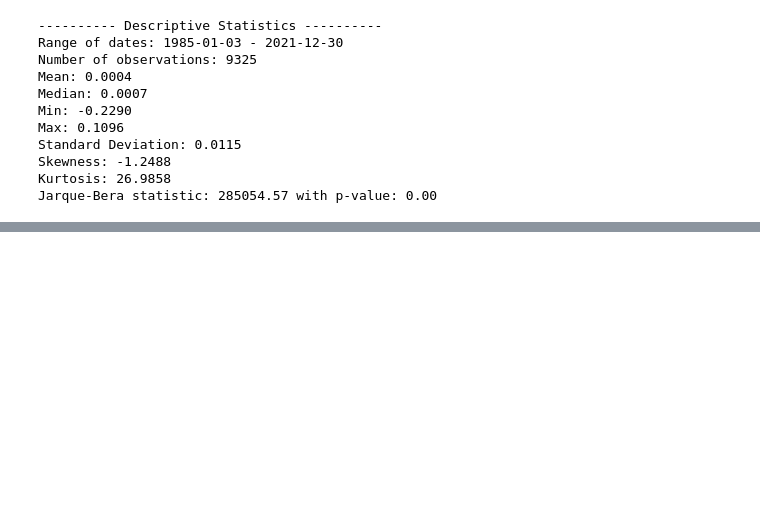
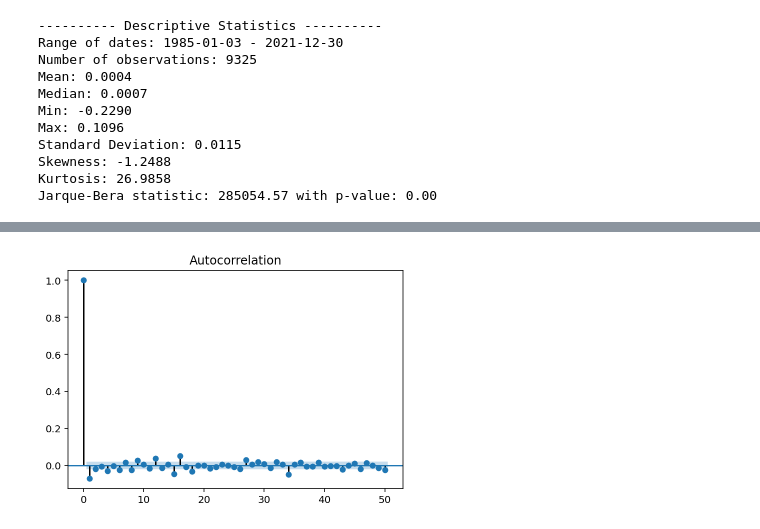
Before and after one commit to namwootree/Basic_Skill, a Jupyter notebook: Time_Series/금융 파이썬 쿡북/1장_금융_데이터와_전처리.ipynb, the cells around one changed output, grey strips where cells are left out. Cells and saved outputs as stored; diff of their text form; code cells hidden in the pictures; blank space fills up the shorter version.

```diff
--- a/Time_Series/금융 파이썬 쿡북/1장_금융_데이터와_전처리.ipynb
+++ b/Time_Series/금융 파이썬 쿡북/1장_금융_데이터와_전처리.ipynb
@@ -376,0 +410,11 @@ Jarque-Bera statistic: 285054.57 with p-value: 0.00
+# %%
+N_LAGS = 50 # 50개의 지연
+SIGNIFICANCE_LEVEL = 0.05 # 신뢰구간 95%
+# %%
+acf = smt.graphics.plot_acf(df.log_rtn,
+                            lags=N_LAGS,
+                            alpha=SIGNIFICANCE_LEVEL)
+
+plt.show()
+# %% [output]
+[figure, added]
```
Also changed, not shown: parts of 23 cells of this notebook.
